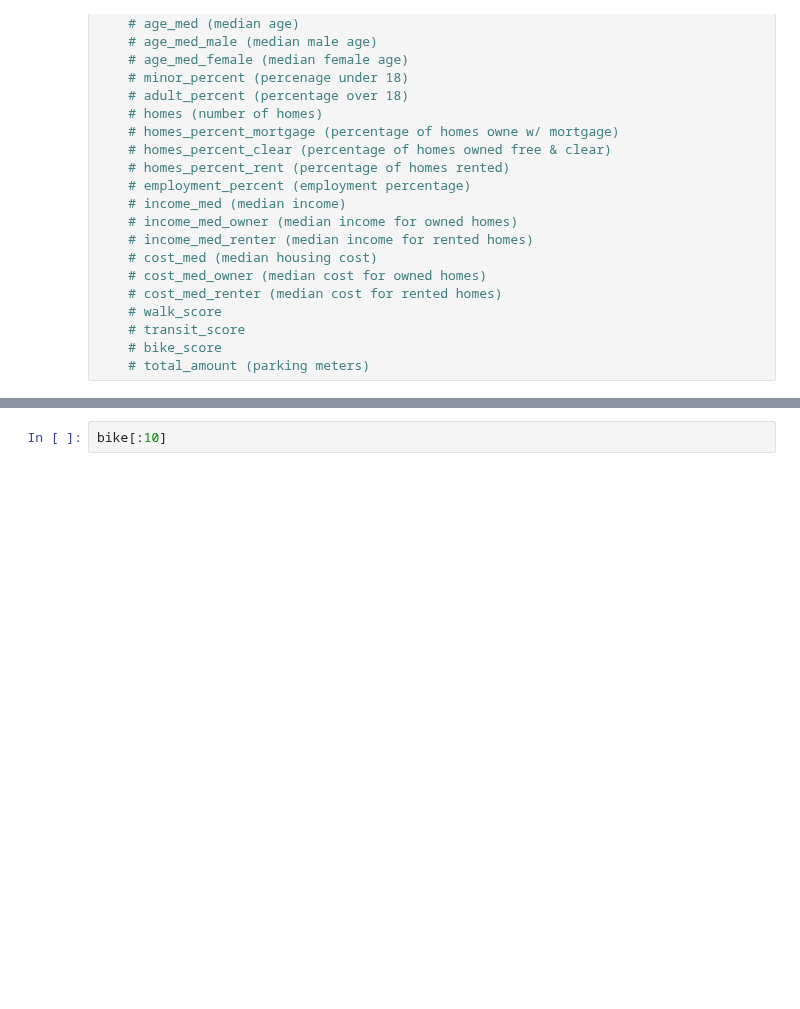
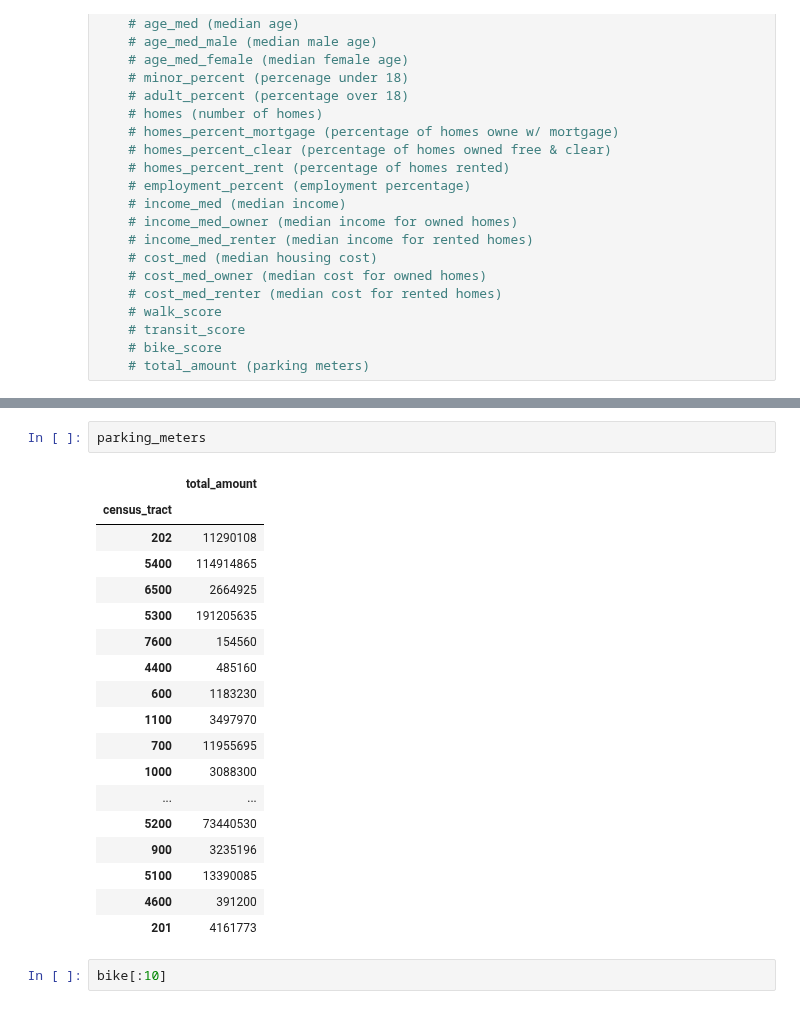
Before and after one commit to jmsilverman/insight_project, a Jupyter notebook: build_features_labels2.ipynb, the cells around one changed output, grey strips where cells are left out. Saved outputs shown, nothing was run; the diff lists cells and outputs as text; blank space fills up the shorter version.

```diff
--- a/build_features_labels2.ipynb
+++ b/build_features_labels2.ipynb
@@ -352,6 +366,27 @@ popl[:5]
 | 202 | 4208 | 0.506416 | 0.493584 | 39.6 | 40.0 | 38.8 | ... |
 | 300 | 4732 | 0.519865 | 0.480135 | 38.8 | 40.9 | 35.8 | ... |
 | 400 | 3669 | 0.549741 | 0.450259 | 35.5 | 38.2 | 32.7 | ... |
+# %%
+parking_meters
+# %% [output]
+|  | total_amount |
+| census_tract |  |
+| 202 | 11290108 |
+| 5400 | 114914865 |
+| 6500 | 2664925 |
+| 5300 | 191205635 |
+| 7600 | 154560 |
+| 4400 | 485160 |
+| 600 | 1183230 |
+| 1100 | 3497970 |
+| 700 | 11955695 |
+| 1000 | 3088300 |
+| ... | ... |
+| 5200 | 73440530 |
+| 900 | 3235196 |
+| 5100 | 13390085 |
+| 4600 | 391200 |
+| 201 | 4161773 |
 # %%
 bike[:10]
 # %% [output]
```
Also changed, not shown: parts of 4 cells of this notebook, 2 other files.
